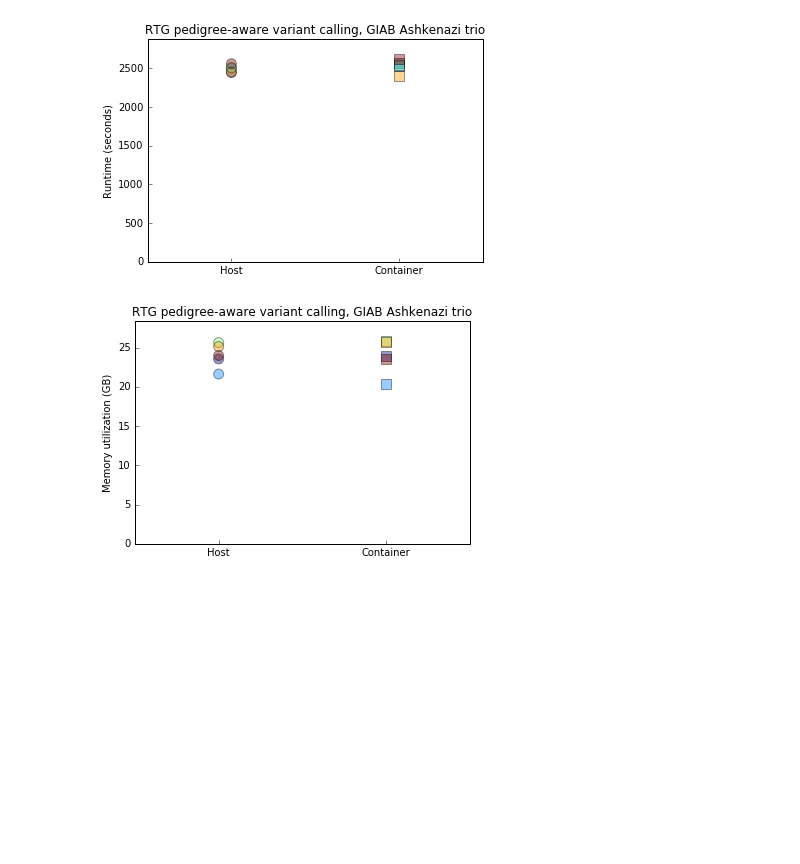
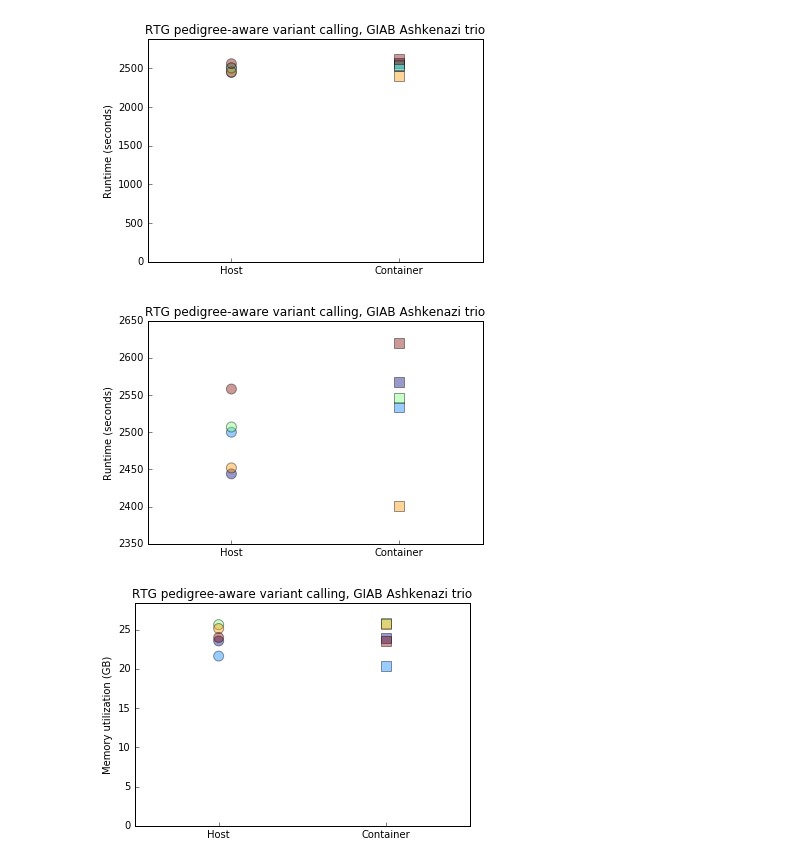
Before and after one commit to vsoch/singularity-scientific-example, a Jupyter notebook: Src/10.generate_graphs.ipynb, the cells around one changed output. Cells and saved outputs as stored; diff of their text form; code cells hidden in the pictures; blank space fills up the shorter version.

```diff
--- a/Src/10.generate_graphs.ipynb
+++ b/Src/10.generate_graphs.ipynb
@@ -252,5 +279,20 @@ plt.savefig(os.path.join(FIGURE_DIR, "9.runtime.png"))
 # %% [output]
 [figure]
+# %%
+r9h = results_9[results_9["run_type"] == "host"]
+r9c = results_9[results_9["run_type"] == "container"]
+
+plt.scatter([0] * r9h.shape[0], r9h["run_time"], c=list(range(r9h.shape[0])), cmap=cm.jet, marker="o", s=100, alpha=0.4, label="Host")
+plt.scatter([1] * r9c.shape[0], r9c["run_time"], c=list(range(r9h.shape[0])), cmap=cm.jet, marker="s", s=100, alpha=0.4, label="Container")
+plt.xlim(-0.5, 1.5)
+plt.ylabel("Runtime (seconds)")
+plt.xticks([0, 1], ["Host", "Container"])
+plt.tick_params(top="off", right="off")
+plt.title("RTG pedigree-aware variant calling, GIAB Ashkenazi trio")
+
+plt.savefig(os.path.join(FIGURE_DIR, "9.runtime.condensed.png"))
+# %% [output]
+[figure, added]
 # %%
 plt.scatter([0] * r9h.shape[0], r9h["gb_memory_used"], c=list(range(r9h.shape[0])), cmap=cm.jet, marker="o", s=100, alpha=0.4, label="Host")
 plt.scatter([1] * r9c.shape[0], r9c["gb_memory_used"], c=list(range(r9h.shape[0])), cmap=cm.jet, marker="s", s=100, alpha=0.4, label="Container")
```
Also changed, not shown: parts of 7 cells of this notebook, 9 other files.
